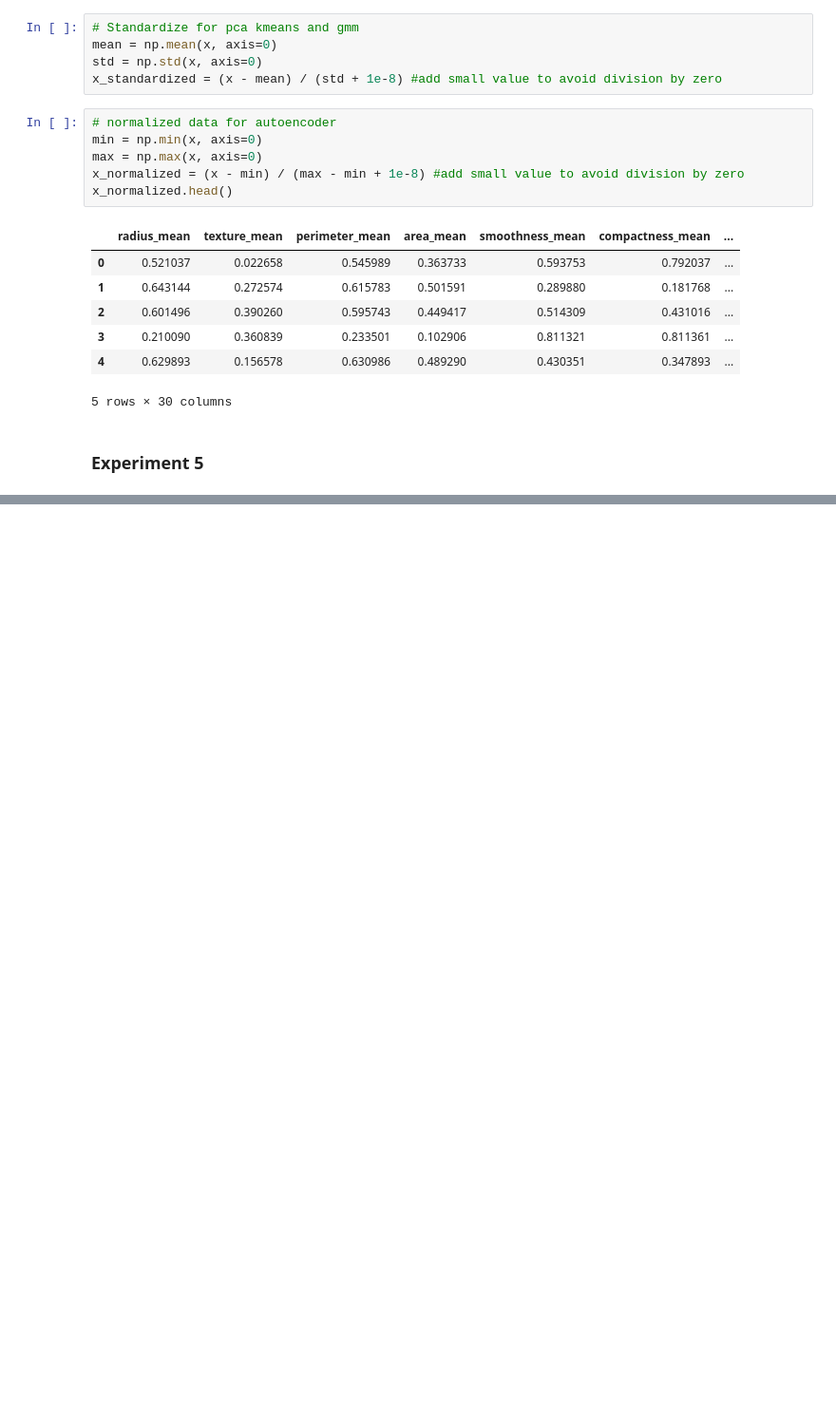
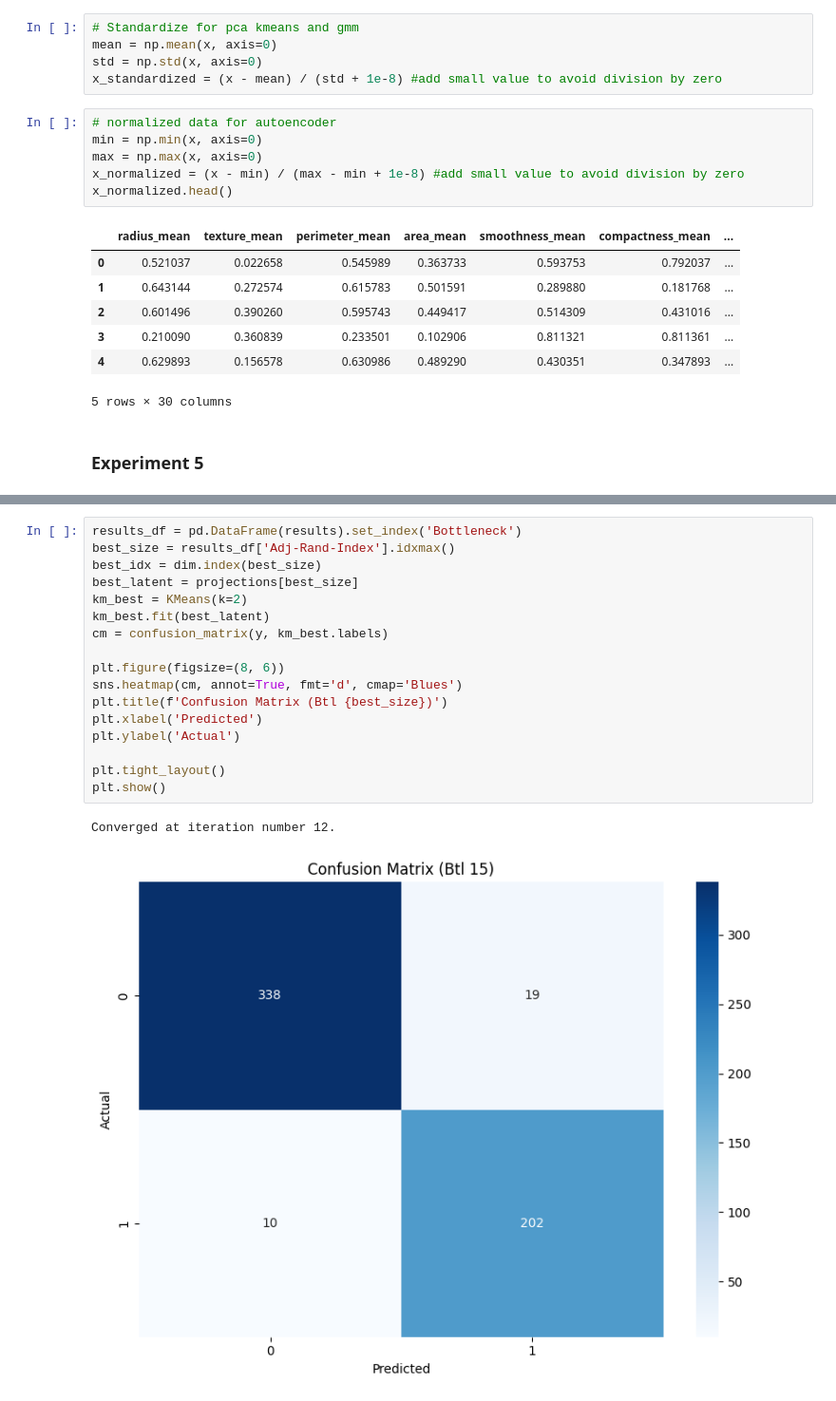
Before and after one commit to marwanelgharbawy/dimensionality-reduction-clustering, a Jupyter notebook: notebooks/experiments.ipynb, the cells around one changed output, grey strips where cells are left out. Shown: that part at 95% size. Saved outputs shown, nothing was run; the diff lists cells and outputs as text; blank space fills up the shorter version.

```diff
--- a/notebooks/experiments.ipynb
+++ b/notebooks/experiments.ipynb
@@ -149,0 +209,20 @@ Bottleneck | Reconstruction Loss  | Inertia
+# %%
+results_df = pd.DataFrame(results).set_index('Bottleneck')
+best_size = results_df['Adj-Rand-Index'].idxmax()
+best_idx = dim.index(best_size)
+best_latent = projections[best_size]
+km_best = KMeans(k=2)
+km_best.fit(best_latent)
+cm = confusion_matrix(y, km_best.labels)
+
+plt.figure(figsize=(8, 6))
+sns.heatmap(cm, annot=True, fmt='d', cmap='Blues')
+plt.title(f'Confusion Matrix (Btl {best_size})')
+plt.xlabel('Predicted')
+plt.ylabel('Actual')
+
+plt.tight_layout()
+plt.show()
+# %% [output]
+Converged at iteration number 12.
+[figure, added]
```
Also changed, not shown: parts of 5 cells of this notebook.
